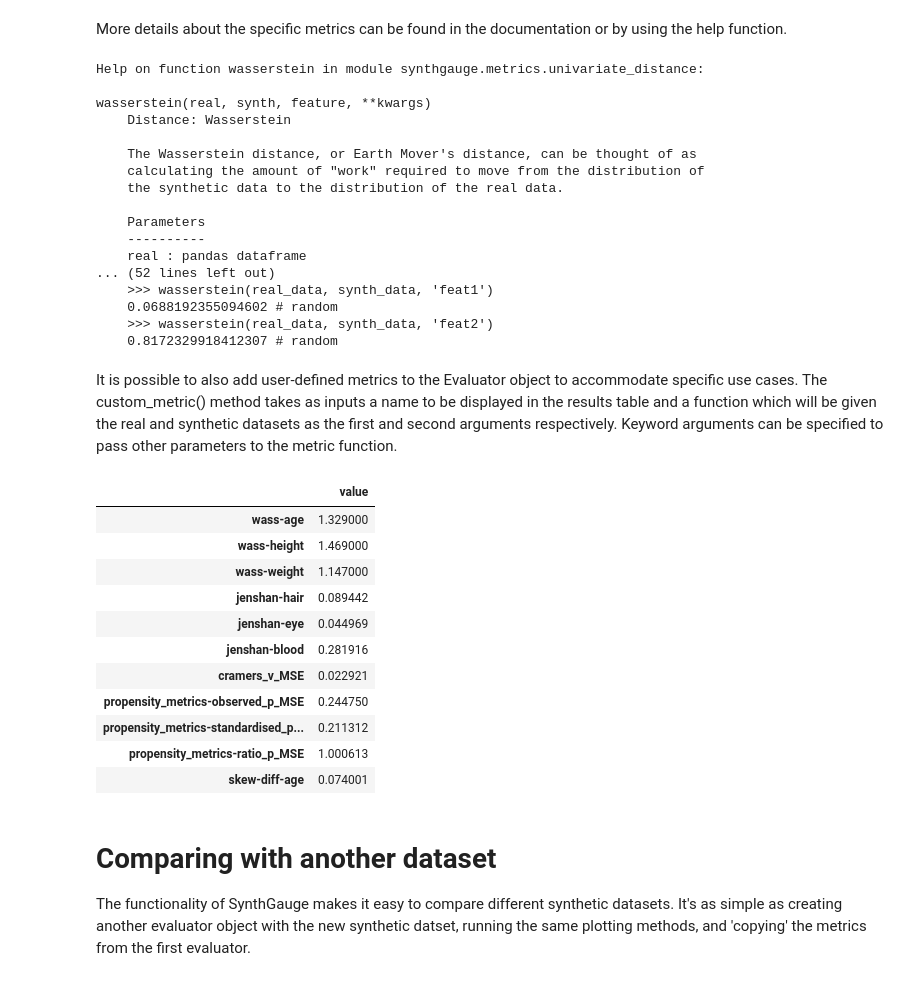
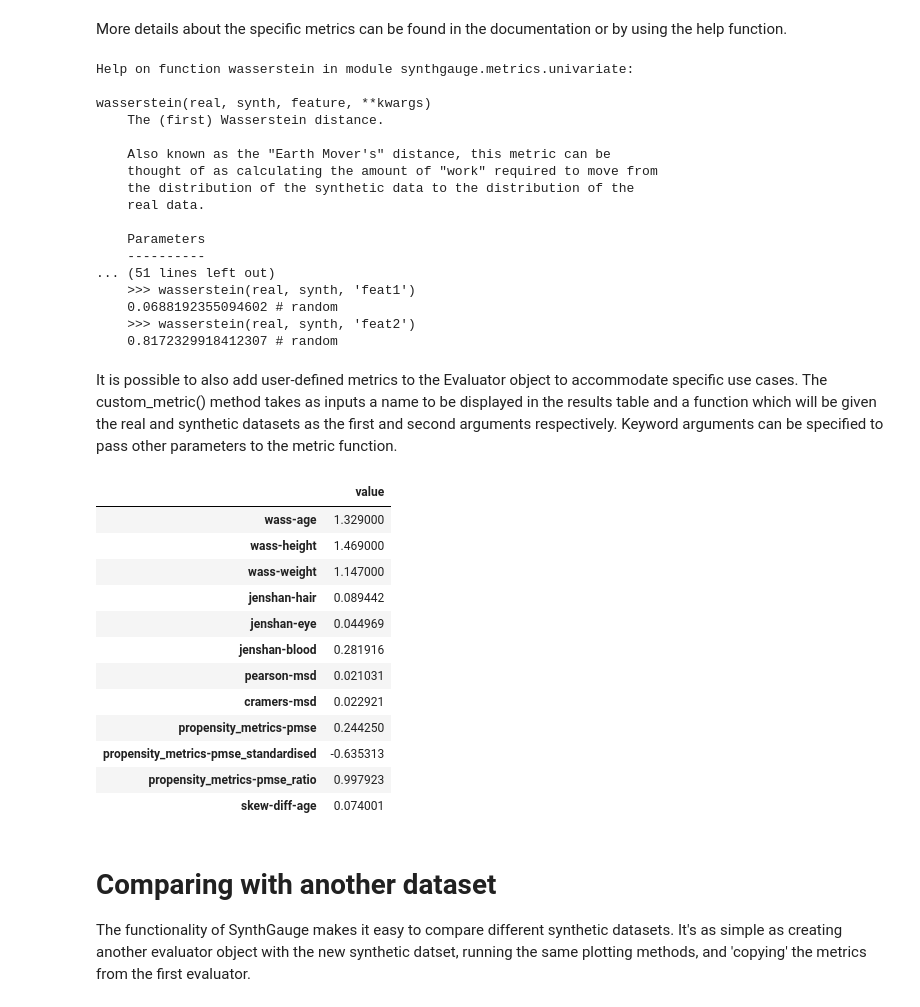
Before and after one commit to datasciencecampus/synthgauge, a Jupyter notebook: examples/demo_notebook.ipynb, the cells around one changed output. Drawn from its saved outputs; the diff is of its cells as text; code cells hidden in the pictures.

```diff
--- a/examples/demo_notebook.ipynb
+++ b/examples/demo_notebook.ipynb
@@ -35,7 +35,7 @@ print(synth_data.head())
 # %% [markdown]
 SynthGauge revolves around a central `Evaluator` object that must first be instantiated.
 # %%
-E = sg.Evaluator(real_data, synth_data)
+evaluator = sg.Evaluator(real_data, synth_data)
 # %% [markdown]
 We can then use in-built methods to see summary statistics of the data.
 # %%
@@ -120,0 +100,22 @@ E.evaluate(as_df=True)
+# %%
+# univariate distribution comparisons
+for feat in ("age", "height", "weight"):
+    evaluator.add_metric("wasserstein", alias=f"wass-{feat}", feature=feat)
+
+for feat in ("hair_colour", "eye_colour", "blood_type"):
+    short = feat.split("_")[0]
+    evaluator.add_metric(
+        "jensen_shannon_distance",
+        alias=f"jenshan-{short}",
+        feature=feat,
+        bins=None,
+    )
+
+# correlation
+evaluator.add_metric("correlation_msd", alias="pearson-msd")
+evaluator.add_metric("correlation_msd", alias="cramers-msd", method="cramers_v")
+
+# distinguishability
+evaluator.add_metric("propensity_metrics")
+
+evaluator.evaluate(as_df=True)
@@ -121,53 +135,55 @@ E.evaluate(as_df=True)
 # %% [markdown]
 More details about the specific metrics can be found in the documentation or by using the help function.
 # %%
-help(sg.metrics.univariate_distance.wasserstein)
+help(sg.metrics.univariate.wasserstein)
 # %% [output]
-Help on function wasserstein in module synthgauge.metrics.univariate_distance:
+Help on function wasserstein in module synthgauge.metrics.univariate:
 
 wasserstein(real, synth, feature, **kwargs)
-    Distance: Wasserstein
+    The (first) Wasserstein distance.
 
-    The Wasserstein distance, or Earth Mover's distance, can be thought of as
-    calculating the amount of "work" required to move from the distribution of
-    the synthetic data to the distribution of the real data.
+    Also known as the "Earth Mover's" distance, this metric can be
+    thought of as calculating the amount of "work" required to move from
+    the distribution of the synthetic data to the distribution of the
+    real data.
 
     Parameters
     ----------
-    real : pandas dataframe
-... (52 lines left out)
-    >>> wasserstein(real_data, synth_data, 'feat1')
+... (51 lines left out)
+    >>> wasserstein(real, synth, 'feat1')
     0.0688192355094602 # random
-    >>> wasserstein(real_data, synth_data, 'feat2')
+    >>> wasserstein(real, synth, 'feat2')
     0.8172329918412307 # random
 # %% [markdown]
 It is possible to also add user-defined metrics to the Evaluator object to accommodate specific use cases. The custom_metric() method takes as inputs a name to be displayed in the results table and a function which will be given the real and synthetic datasets as the first and second arguments respectively. Keyword arguments can be specified to pass other parameters to the metric function.
 # %%
 from scipy.stats import skew
 
-# Toy custom metric
-def skew_difference(real, synth, feat):
-    real_skew = skew(real[feat])
-    synth_skew = skew(synth[feat])
+
+def skew_difference(real, synth, feature):
+    """Calculate the absolute difference in skew for a feature."""
+
+    real_skew = skew(real[feature])
+    synth_skew = skew(synth[feature])
+
     return abs(real_skew - synth_skew)
 
-# Add the metric to the Evaluator's metrics catalog under the alias 'skew_diff'
-E.add_custom_metric('skew-diff-age', skew_difference, feat='age')
 
-# The custom metric will now be evaluated along with any previously specified
-E.evaluate(as_df=True)
+evaluator.add_custom_metric("skew-diff-age", skew_difference, feature="age")
+evaluator.evaluate(as_df=True)
 # %% [output]
 |  | value |
 | wass-age | 1.329000 |
 | wass-height | 1.469000 |
 | wass-weight | 1.147000 |
 | jenshan-hair | 0.089442 |
 | jenshan-eye | 0.044969 |
 | jenshan-blood | 0.281916 |
-| cramers_v_MSE | 0.022921 |
-| propensity_metrics-observed_p_MSE | 0.244750 |
-| propensity_metrics-standardised_p... | 0.211312 |
-| propensity_metrics-ratio_p_MSE | 1.000613 |
+| pearson-msd | 0.021031 |
+| cramers-msd | 0.022921 |
+| propensity_metrics-pmse | 0.244250 |
+| propensity_metrics-pmse_standardised | -0.635313 |
+| propensity_metrics-pmse_ratio | 0.997923 |
 | skew-diff-age | 0.074001 |
 # %% [markdown]
 # Comparing with another dataset
```
Also changed, not shown: parts of 12 cells of this notebook.
